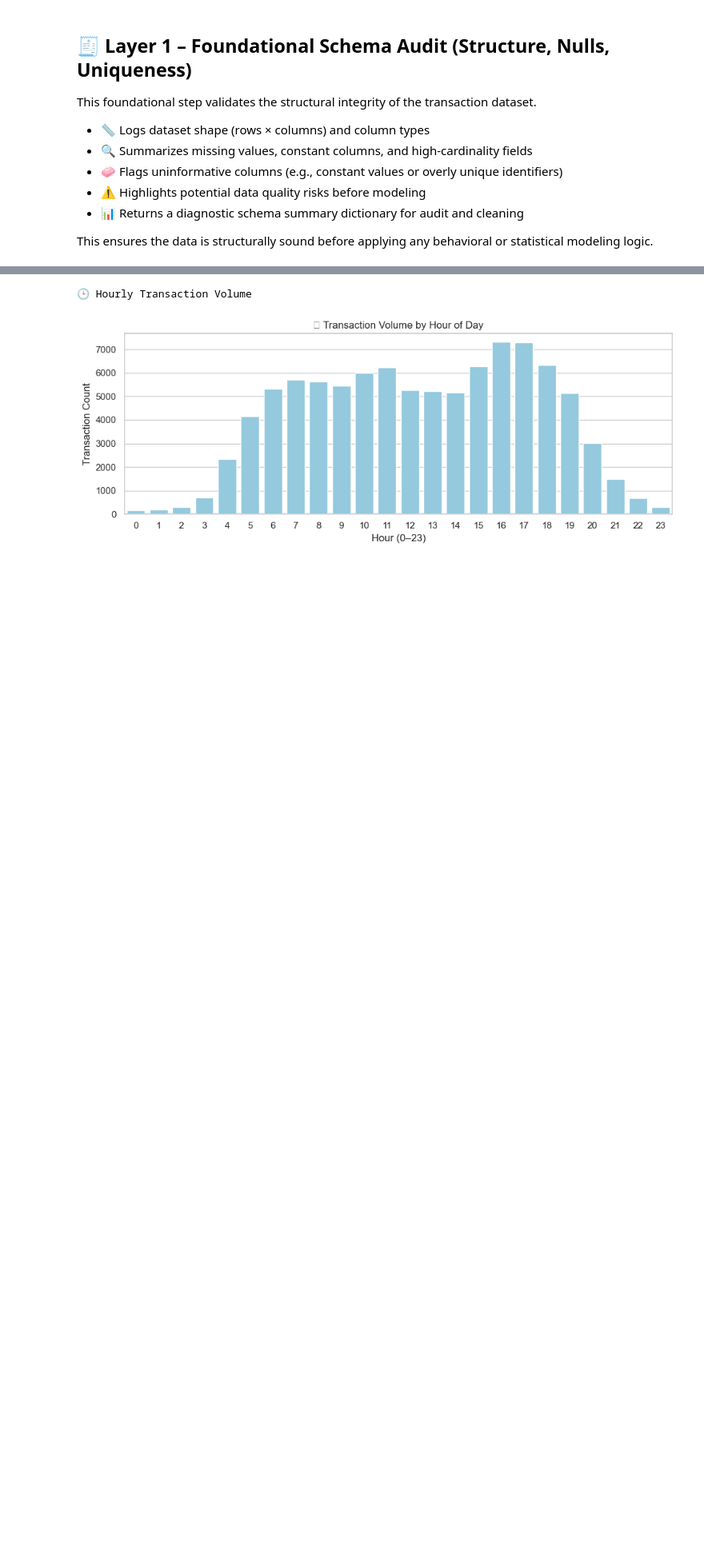
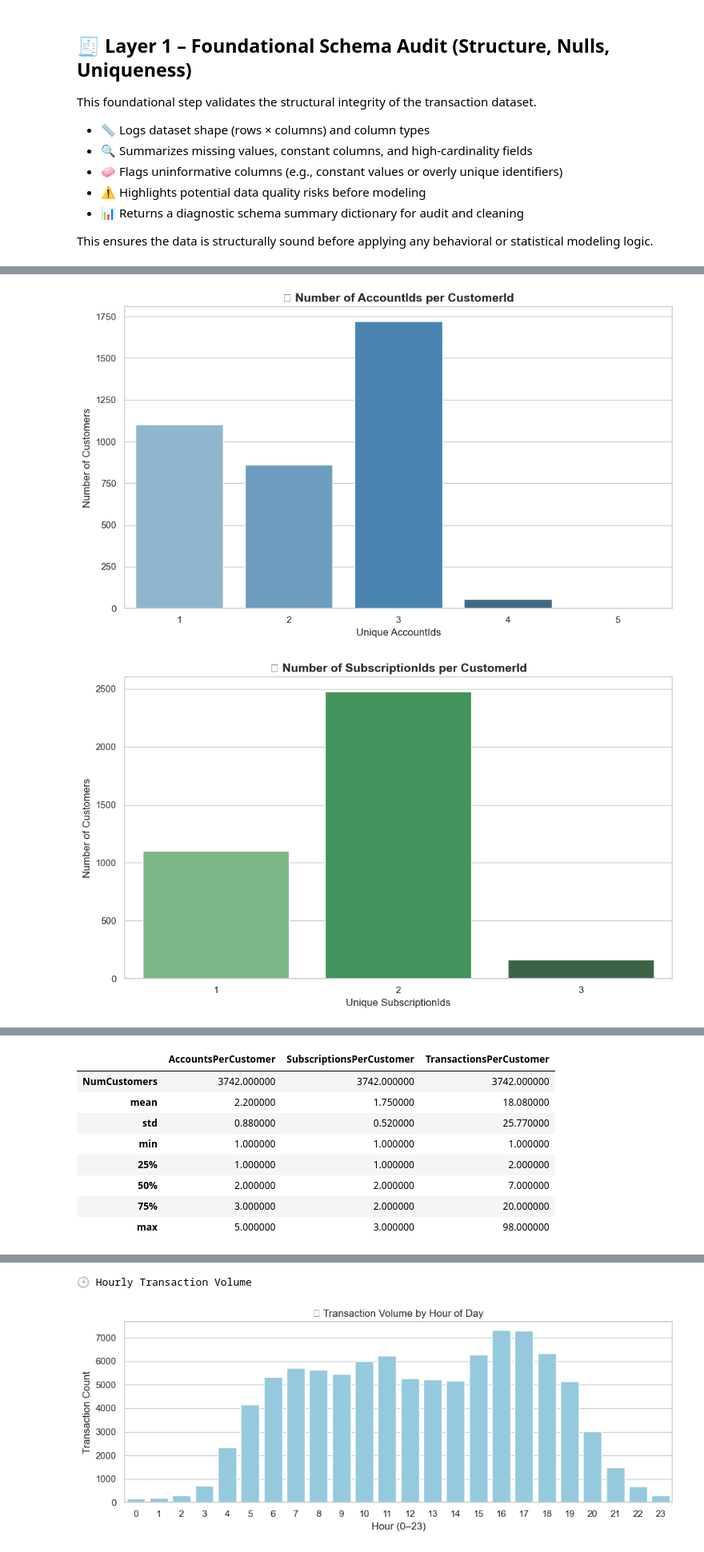
Before and after one commit to NabloP/b5w5-credit-scoring-challenge, a Jupyter notebook: notebooks/task-2-eda.ipynb, the cells around one changed output, grey strips where cells are left out. Shown: that part at 80% size. Drawn from its saved outputs; the diff is of its cells as text; code cells hidden in the pictures; blank space fills up the shorter version.

```diff
--- a/notebooks/task-2-eda.ipynb
+++ b/notebooks/task-2-eda.ipynb
@@ -187,0 +327,35 @@ for col, dtype in schema_report["dtypes"].items():
+# %%
+# ───────────────────────────────────────────────────────────────────────────────
+# 🧾 Layer 3 – Run Enhanced Relationship Diagnostics (Final with Shared Split & Capping)
+# ───────────────────────────────────────────────────────────────────────────────
+
+# ✅ Import the RelationshipExplorer class
+from src.eda.relationship_explorer import RelationshipExplorer
+
+# ✅ Step 1: Initialize RelationshipExplorer with enriched DataFrame (with IsSharedAccount tagging)
+relationship_explorer = RelationshipExplorer(tagged_df)
+
+# ✅ Step 2: Generate all diagnostic plots (with shared split and transaction frequency capping at 95%)
+relationship_explorer.plot_all_relationships(
+    apply_cap=False,  # Use correct argument name
+    cap_percentile=0.95,  # Use correct argument name
+    hue="IsSharedAccount",  # Use correct argument name
+)
+
+# ✅ Step 3: Compute and display customer-level summary statistics (with capping)
+relationship_summary = relationship_explorer.compute_summary_stats(
+    apply_cap=True,  # Correct argument name
+    cap_percentile=0.95,  # Correct argument name
+)
+
+# ✅ Step 4: Display styled customer-level table
+display(relationship_summary)
+
+# ✅ Step 5: Compute and display account-level summary statistics (no capping needed here)
+account_summary = relationship_explorer.compute_account_level_stats()
+
+# ✅ Step 6: Display styled account-level table
+display(account_summary)
+# %% [output]
+[figure, added]
+[figure, added]
@@ -187,0 +365,9 @@ for col, dtype in schema_report["dtypes"].items():
+|  | AccountsPerCustomer | SubscriptionsPerCustomer | TransactionsPerCustomer |
+| NumCustomers | 3742.000000 | 3742.000000 | 3742.000000 |
+| mean | 2.200000 | 1.750000 | 18.080000 |
+| std | 0.880000 | 0.520000 | 25.770000 |
+| min | 1.000000 | 1.000000 | 1.000000 |
+| 25% | 1.000000 | 1.000000 | 2.000000 |
+| 50% | 2.000000 | 2.000000 | 7.000000 |
+| 75% | 3.000000 | 2.000000 | 20.000000 |
+| max | 5.000000 | 3.000000 | 98.000000 |
```
Also changed, not shown: parts of 19 cells of this notebook, 16 other files.
